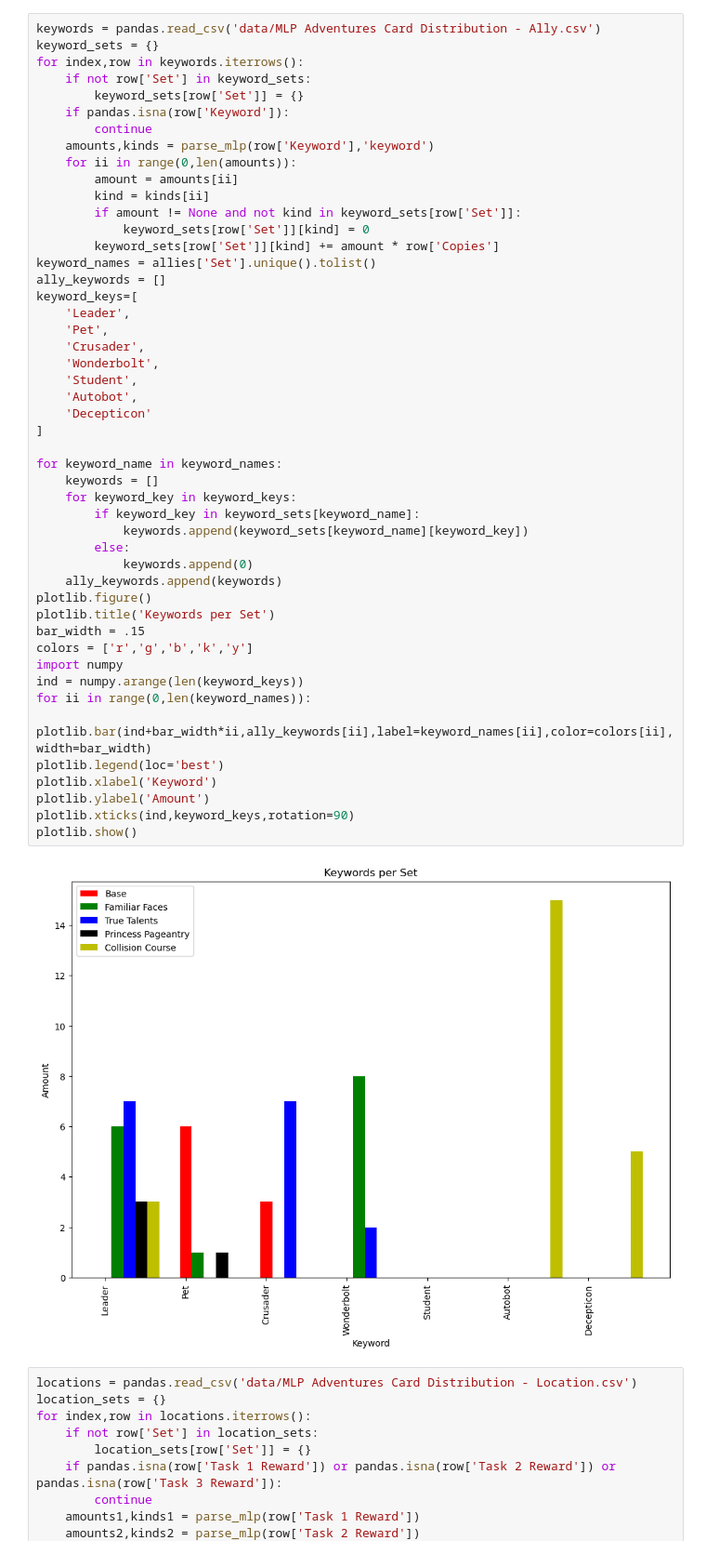
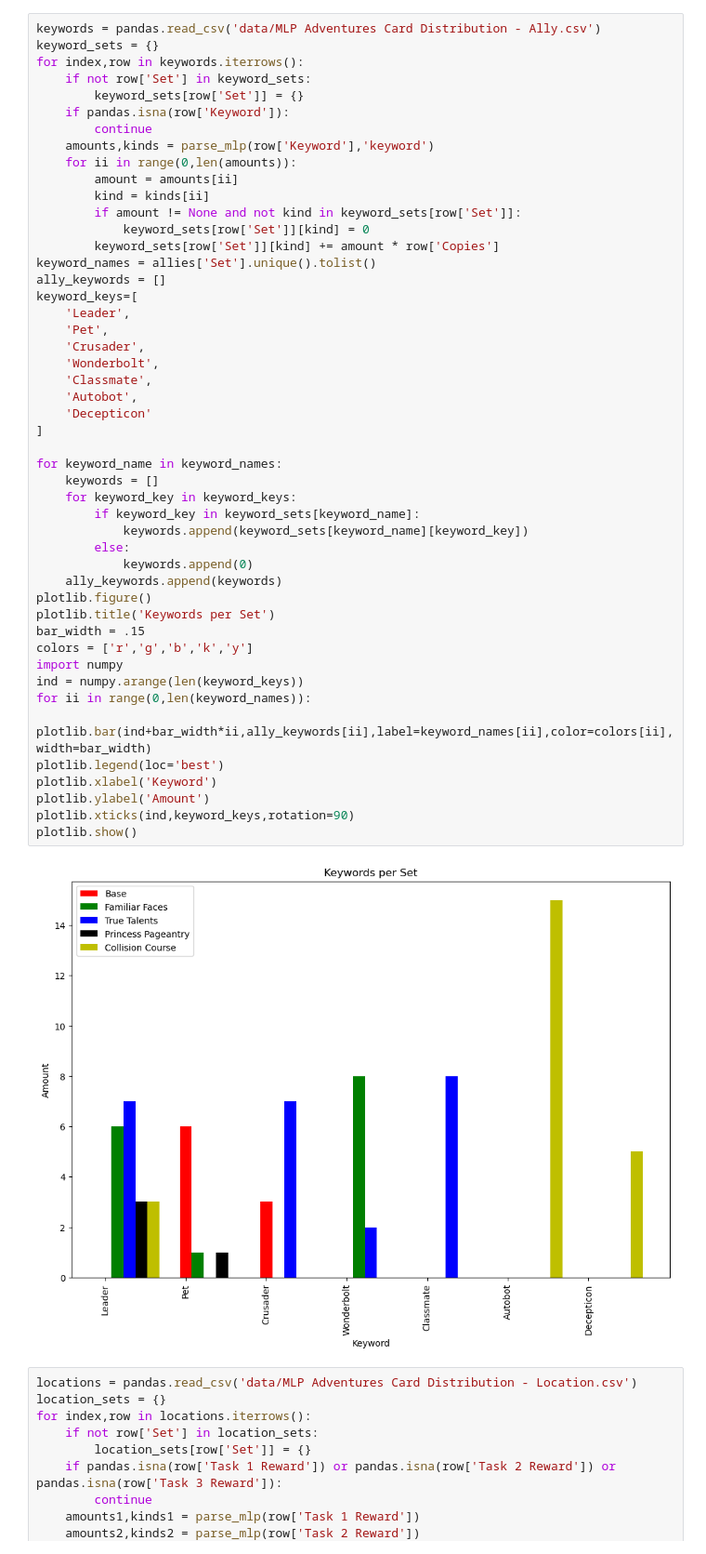
Before and after one commit to XBigTK13X/jupyter-mlp-aie, a Jupyter notebook: MLP.ipynb, the cells around one changed output. Shown: that part at 93% size. Cells and saved outputs as stored; diff of their text form.

Commit message:
Fix the classmate keyword.

```diff
--- a/MLP.ipynb
+++ b/MLP.ipynb
@@ -426,35 +426,35 @@ keyword_keys=[
     'Leader',
     'Pet',
     'Crusader',
     'Wonderbolt',
-    'Student',
+    'Classmate',
     'Autobot',
     'Decepticon'
 ]
 
 for keyword_name in keyword_names:
     keywords = []
     for keyword_key in keyword_keys:
         if keyword_key in keyword_sets[keyword_name]:
             keywords.append(keyword_sets[keyword_name][keyword_key])
         else:
             keywords.append(0)
     ally_keywords.append(keywords)
 plotlib.figure()
 plotlib.title('Keywords per Set')
 bar_width = .15
 colors = ['r','g','b','k','y']
 import numpy
 ind = numpy.arange(len(keyword_keys))
 for ii in range(0,len(keyword_names)):
     plotlib.bar(ind+bar_width*ii,ally_keywords[ii],label=keyword_names[ii],color=colors[ii],width=bar_width)
 plotlib.legend(loc='best')
 plotlib.xlabel('Keyword')
 plotlib.ylabel('Amount')
 plotlib.xticks(ind,keyword_keys,rotation=90)
 plotlib.show()
 # %% [output]
-[figure, old version]
+[figure, new version]
 # %%
 locations = pandas.read_csv('data/MLP Adventures Card Distribution - Location.csv')
 location_sets = {}
```
Also changed, not shown: parts of 1 cell of this notebook, 1 other file.
